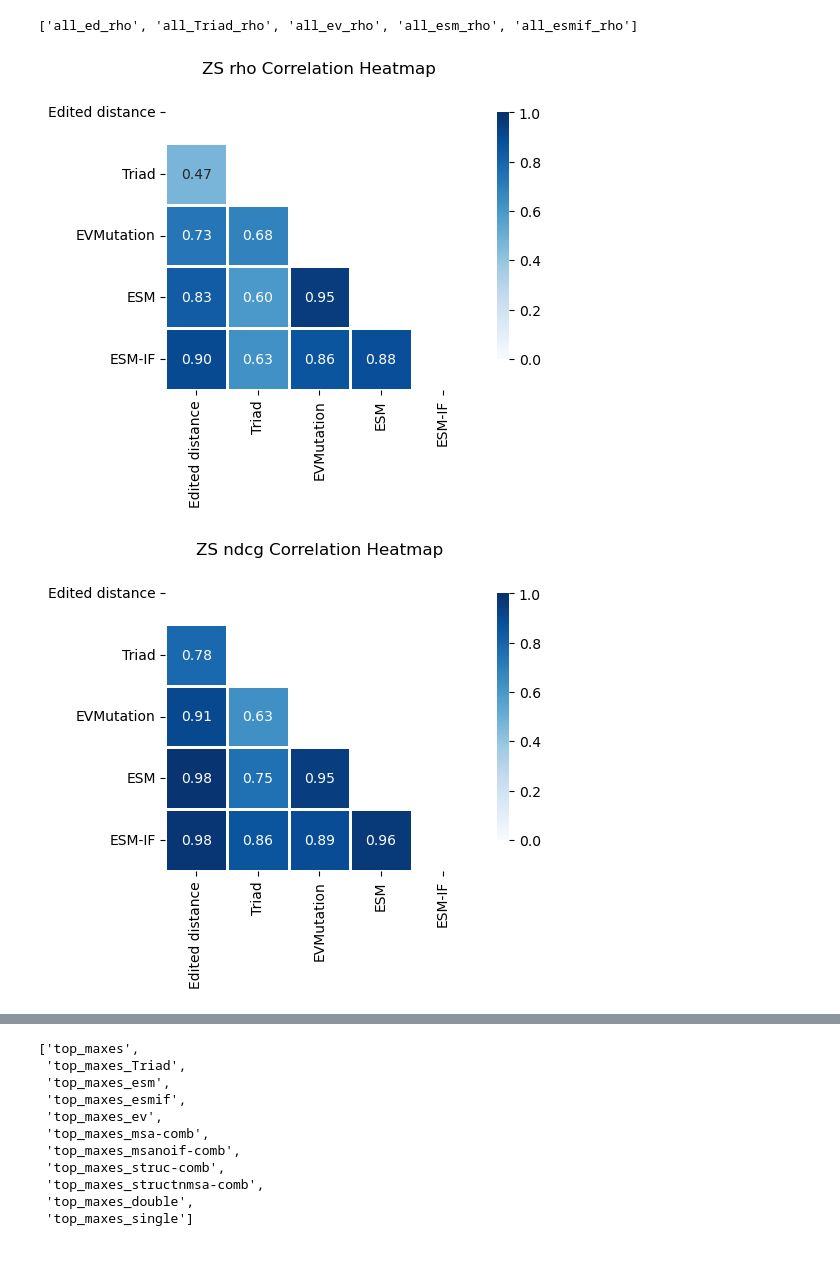
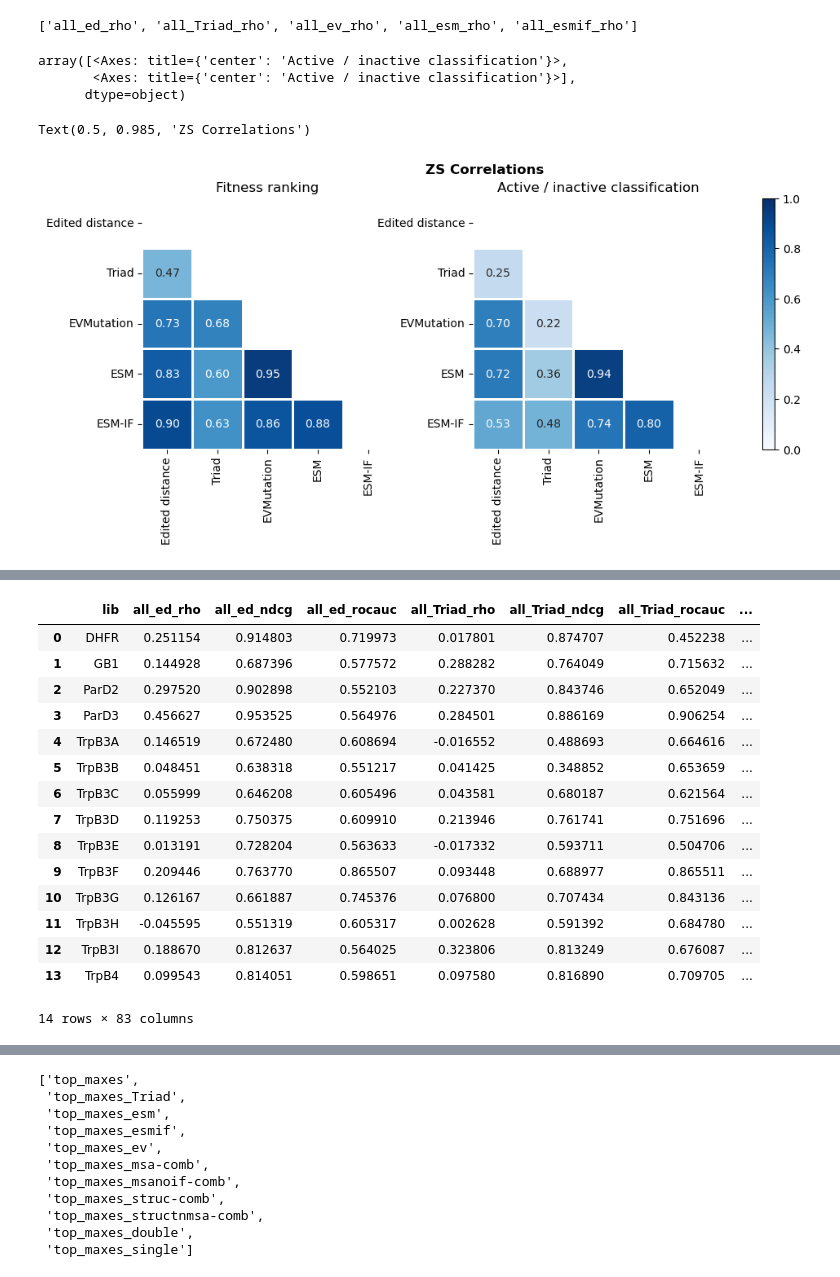
Before and after one commit to fhalab/SSMuLA, a Jupyter notebook: sandbox/zs_corr.ipynb, the cells around one changed output, grey strips where cells are left out. Cells and saved outputs as stored; diff of their text form; code cells hidden in the pictures.

Commit message:
zs corr

```diff
--- a/sandbox/zs_corr.ipynb
+++ b/sandbox/zs_corr.ipynb
@@ -191,3 +202,9 @@ ZS_OPTS
 [c for c in zs.columns if "all_" in c and "_rho" in c and "-comb" not in c]
 # %% [output]
 ['all_ed_rho', 'all_Triad_rho', 'all_ev_rho', 'all_esm_rho', 'all_esmif_rho']
+# %%
+axes
+# %% [output]
+array([<Axes: title={'center': 'Active / inactive classification'}>,
+       <Axes: title={'center': 'Active / inactive classification'}>],
+      dtype=object)
@@ -194,21 +213,28 @@ ZS_OPTS
 # %%
-for zsm in ZS_METRICS:
+fig, axes = plt.subplots(1, 2, figsize=(12, 4))
+zs_metric_map = {
+    "rho": "Fitness ranking",
+    "rocauc": "Active / inactive classification"
+}
+
+for i, zsm in enumerate(["rho", "rocauc"]):
     sel_cols = [c for c in zs.columns if "all_" in c and f"_{zsm}" in c and "-comb" not in c]
     sel_col_dict = {
         k: ZS_OPTS_LEGEND[k.split("_")[1]+ "_score"] for k in sel_cols
     }
 
     corr_matrix = zs[zs["lib"].isin(active_lib_list)][sel_cols].rename(columns=sel_col_dict).corr()
     mask = np.triu(np.ones_like(corr_matrix, dtype=bool))
 
-    plt.figure(figsize=(6, 4))
-
     # Draw the heatmap with the mask
-    sns.heatmap(corr_matrix, mask=mask, annot=True, fmt=".2f", cmap="Blues",
-                cbar_kws={"shrink": .8}, linewidths=.8, square=True, vmin=0, vmax=1)
+    sns.heatmap(corr_matrix, mask=mask, annot=True, fmt=".2f", cmap="Blues", cbar=False,
+                cbar_kws={"shrink": .8}, linewidths=.8, square=True, vmin=0, vmax=1, ax=axes[i])
 
     # Add titles and labels as necessary
-    plt.title(f'ZS {zsm} Correlation Heatmap')
+    axes[i].set_title(zs_metric_map[zsm])
+
+fig.colorbar(axes[-1].collections[0], ax=axes, location='right', aspect=20)
+fig.suptitle("ZS Correlations", fontsize=12, fontweight="bold", y=0.985)
 # %% [output]
+Text(0.5, 0.985, 'ZS Correlations')
-[figure, old version]
+[figure, new version]
-[figure, removed]
@@ -216 +241,23 @@ for zsm in ZS_METRICS:
+# %%
+zs["type"] = zs["lib"].map(
+    {n: v["type"] for n, v in LIB_INFO_DICT.items()}
+)
+zs
+# %% [output]
+|  | lib | all_ed_rho | all_ed_ndcg | all_ed_rocauc | all_Triad_rho | all_Triad_ndcg | all_Triad_rocauc | ... |
+| 0 | DHFR | 0.251154 | 0.914803 | 0.719973 | 0.017801 | 0.874707 | 0.452238 | ... |
+| 1 | GB1 | 0.144928 | 0.687396 | 0.577572 | 0.288282 | 0.764049 | 0.715632 | ... |
+| 2 | ParD2 | 0.297520 | 0.902898 | 0.552103 | 0.227370 | 0.843746 | 0.652049 | ... |
+| 3 | ParD3 | 0.456627 | 0.953525 | 0.564976 | 0.284501 | 0.886169 | 0.906254 | ... |
+| 4 | TrpB3A | 0.146519 | 0.672480 | 0.608694 | -0.016552 | 0.488693 | 0.664616 | ... |
+| 5 | TrpB3B | 0.048451 | 0.638318 | 0.551217 | 0.041425 | 0.348852 | 0.653659 | ... |
+| 6 | TrpB3C | 0.055999 | 0.646208 | 0.605496 | 0.043581 | 0.680187 | 0.621564 | ... |
+| 7 | TrpB3D | 0.119253 | 0.750375 | 0.609910 | 0.213946 | 0.761741 | 0.751696 | ... |
+| 8 | TrpB3E | 0.013191 | 0.728204 | 0.563633 | -0.017332 | 0.593711 | 0.504706 | ... |
+| 9 | TrpB3F | 0.209446 | 0.763770 | 0.865507 | 0.093448 | 0.688977 | 0.865511 | ... |
+| 10 | TrpB3G | 0.126167 | 0.661887 | 0.745376 | 0.076800 | 0.707434 | 0.843136 | ... |
+| 11 | TrpB3H | -0.045595 | 0.551319 | 0.605317 | 0.002628 | 0.591392 | 0.684780 | ... |
+| 12 | TrpB3I | 0.188670 | 0.812637 | 0.564025 | 0.323806 | 0.813249 | 0.676087 | ... |
+| 13 | TrpB4 | 0.099543 | 0.814051 | 0.598651 | 0.097580 | 0.816890 | 0.709705 | ... |
+14 rows × 83 columns
 # %%
```
Also changed, not shown: parts of 4 cells of this notebook, 1 other file.
